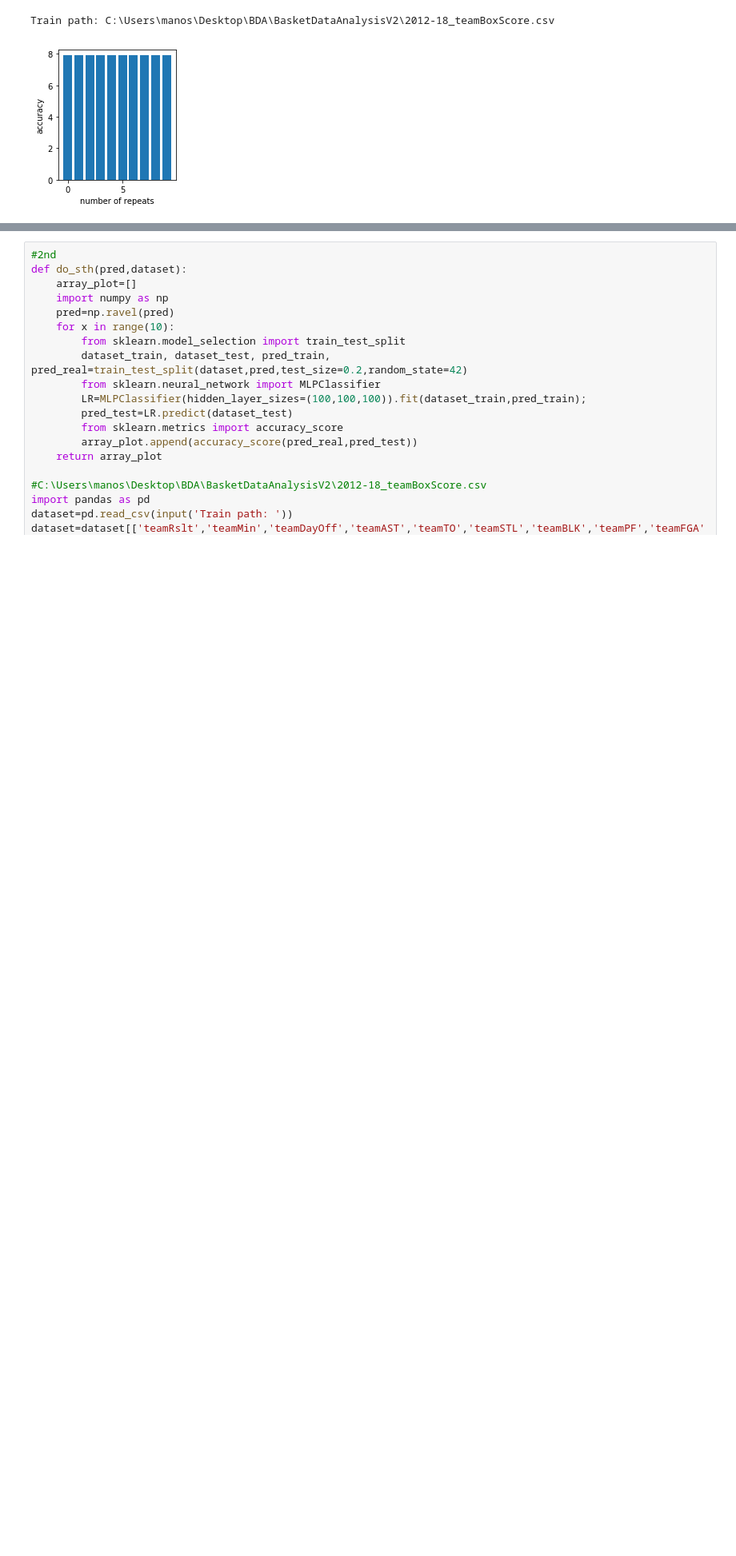
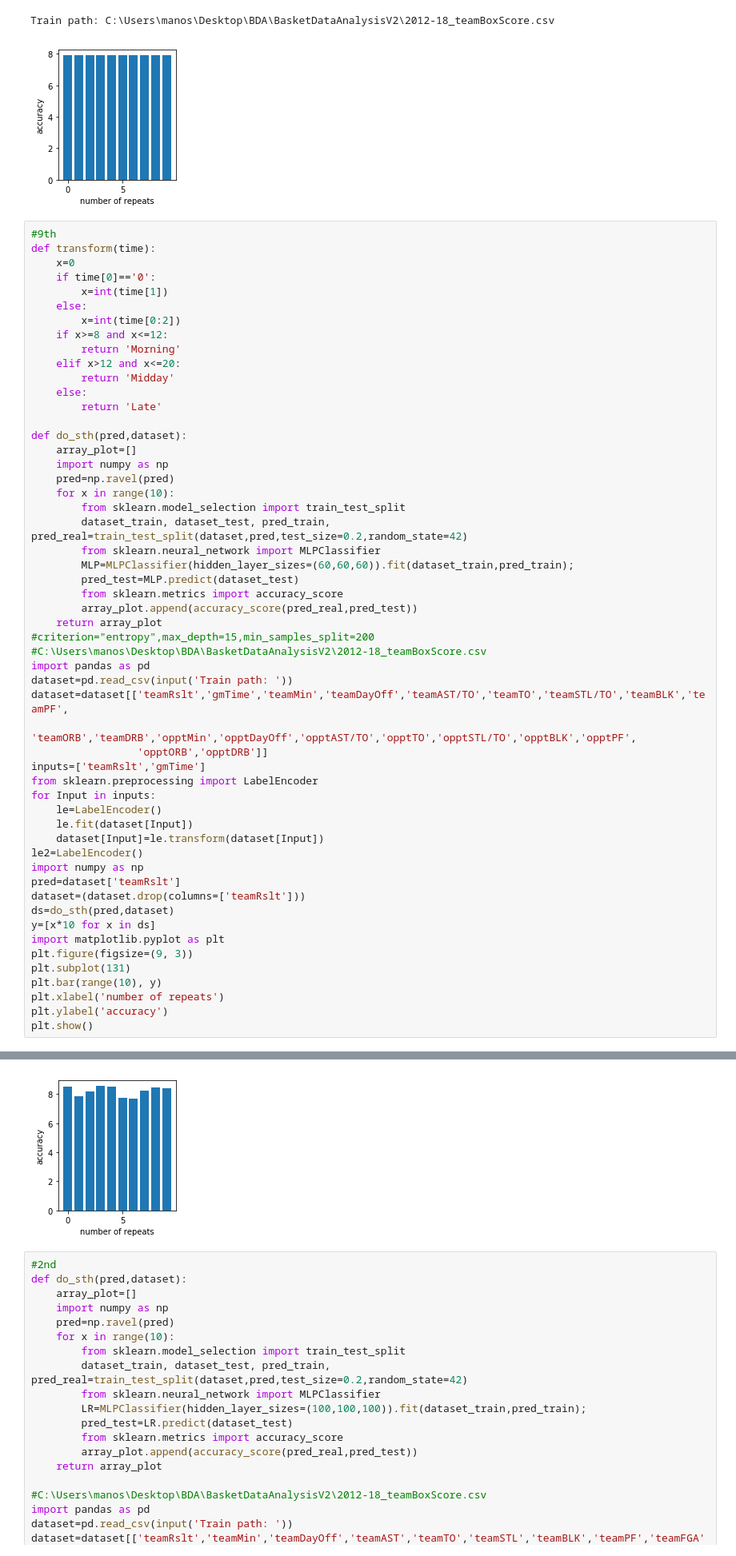
Before and after one commit to ManosMorf97/BasketDataAnalysisV2, a Jupyter notebook: analysis.ipynb, the cells around one changed output, grey strips where cells are left out. Shown at 80% size. Cells and saved outputs as stored; diff of their text form; blank space fills up the shorter version.

```diff
--- a/analysis.ipynb
+++ b/analysis.ipynb
@@ -317,3 +317,58 @@ plt.show()
 # %% [output]
 Train path: C:\Users\manos\Desktop\BDA\BasketDataAnalysisV2\2012-18_teamBoxScore.csv
 [figure]
+# %%
+#9th
+def transform(time):
+    x=0
+    if time[0]=='0':
+        x=int(time[1])
+    else:
+        x=int(time[0:2])
+    if x>=8 and x<=12:
+        return 'Morning'
+    elif x>12 and x<=20:
+        return 'Midday'
+    else:
+        return 'Late'
+
+def do_sth(pred,dataset):
+    array_plot=[]
+    import numpy as np
+    pred=np.ravel(pred)
+    for x in range(10):
+        from sklearn.model_selection import train_test_split
+        dataset_train, dataset_test, pred_train, pred_real=train_test_split(dataset,pred,test_size=0.2,random_state=42)
+        from sklearn.neural_network import MLPClassifier
+        MLP=MLPClassifier(hidden_layer_sizes=(60,60,60)).fit(dataset_train,pred_train);
+        pred_test=MLP.predict(dataset_test)
+        from sklearn.metrics import accuracy_score
+        array_plot.append(accuracy_score(pred_real,pred_test))
+    return array_plot
+#criterion="entropy",max_depth=15,min_samples_split=200
+#C:\Users\manos\Desktop\BDA\BasketDataAnalysisV2\2012-18_teamBoxScore.csv
+import pandas as pd
+dataset=pd.read_csv(input('Train path: '))
+dataset=dataset[['teamRslt','gmTime','teamMin','teamDayOff','teamAST/TO','teamTO','teamSTL/TO','teamBLK','teamPF',
+                 'teamORB','teamDRB','opptMin','opptDayOff','opptAST/TO','opptTO','opptSTL/TO','opptBLK','opptPF',
+                 'opptORB','opptDRB']]
+inputs=['teamRslt','gmTime']
+from sklearn.preprocessing import LabelEncoder
+for Input in inputs:
+    le=LabelEncoder()
+    le.fit(dataset[Input])
+    dataset[Input]=le.transform(dataset[Input])
+le2=LabelEncoder()
+import numpy as np
+pred=dataset['teamRslt']
+dataset=(dataset.drop(columns=['teamRslt']))
+ds=do_sth(pred,dataset)
+y=[x*10 for x in ds]
+import matplotlib.pyplot as plt
+plt.figure(figsize=(9, 3))
+plt.subplot(131)
+plt.bar(range(10), y)
+plt.xlabel('number of repeats')
+plt.ylabel('accuracy')
+plt.show()
+# %% [output]
@@ -320,3 +376,4 @@ Train path: C:\Users\manos\Desktop\BDA\BasketDataAnalysisV2\2012-18_teamBoxScore
+[figure, added]
 # %%
 #2nd
 def do_sth(pred,dataset):
```
Also changed, not shown: parts of 1 cell of this notebook.
